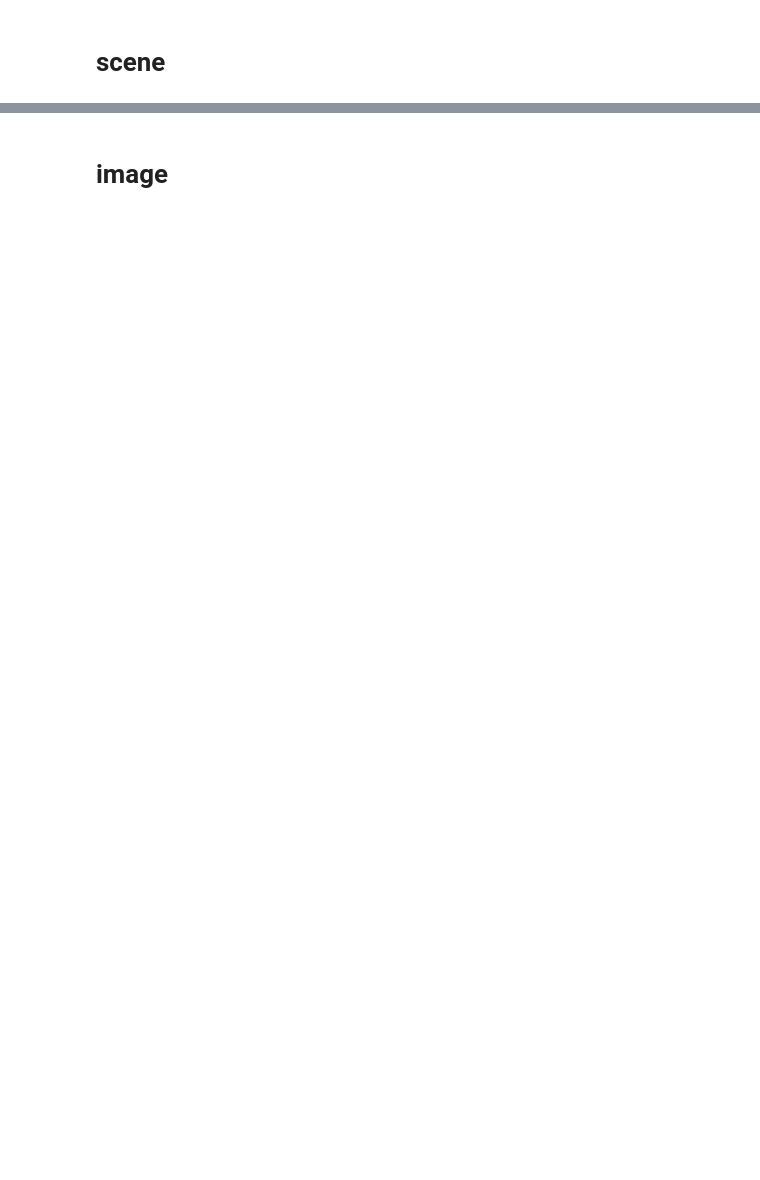
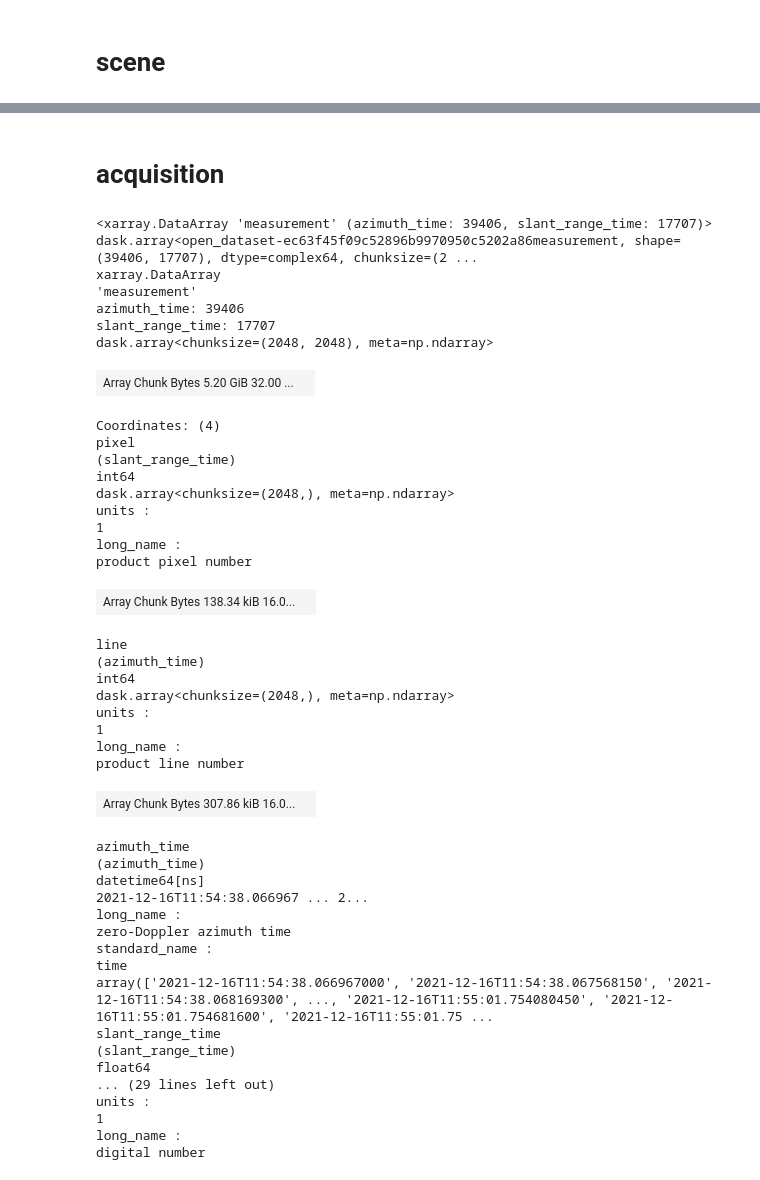
Before and after one commit to bopen/sarsen, a Jupyter notebook: notebooks/S1-SLC-SM-backward-geocode.ipynb, the cells around one changed output, grey strips where cells are left out. Saved outputs shown, nothing was run; the diff lists cells and outputs as text; code cells hidden in the pictures; blank space fills up the shorter version.

```diff
--- a/notebooks/S1-SLC-SM-backward-geocode.ipynb
+++ b/notebooks/S1-SLC-SM-backward-geocode.ipynb
@@ -41,2 +122,2 @@ dem_normal_ecef
 # %% [markdown]
-# image
+# acquisition
@@ -53,9 +124,47 @@ output_urlpath = "Chicago-4m-GTC-SLC.tif"
 # %%
-measurement = xr.open_dataarray(
-    product_urlpath,
-    engine="sentinel-1",
-    group=measurement_group,
-    chunks=2048,
-)
 measurement
+# %% [output]
+<xarray.DataArray 'measurement' (azimuth_time: 39406, slant_range_time: 17707)> dask.array<open_dataset-ec63f45f09c52896b9970950c5202a86measurement, shape=(39406, 17707), dtype=complex64, chunksize=(2 ...
+xarray.DataArray
+'measurement'
+azimuth_time: 39406
+slant_range_time: 17707
+dask.array<chunksize=(2048, 2048), meta=np.ndarray>
+| Array Chunk Bytes 5.20 GiB 32.00 ... |  |
+Coordinates: (4)
+pixel
+(slant_range_time)
+int64
+dask.array<chunksize=(2048,), meta=np.ndarray>
+units :
+1
+long_name :
+product pixel number
+| Array Chunk Bytes 138.34 kiB 16.0... |  |
+line
+(azimuth_time)
+int64
+dask.array<chunksize=(2048,), meta=np.ndarray>
+units :
+1
+long_name :
+product line number
+| Array Chunk Bytes 307.86 kiB 16.0... |  |
+azimuth_time
+(azimuth_time)
+datetime64[ns]
+2021-12-16T11:54:38.066967 ... 2...
+long_name :
+zero-Doppler azimuth time
+standard_name :
+time
+array(['2021-12-16T11:54:38.066967000', '2021-12-16T11:54:38.067568150', '2021-12-16T11:54:38.068169300', ..., '2021-12-16T11:55:01.754080450', '2021-12-16T11:55:01.754681600', '2021-12-16T11:55:01.75 ...
+slant_range_time
+(slant_range_time)
+float64
+... (29 lines left out)
+units :
+1
+long_name :
+digital number
 # %%
```
Also changed, not shown: parts of 25 cells of this notebook, 3 other files.
